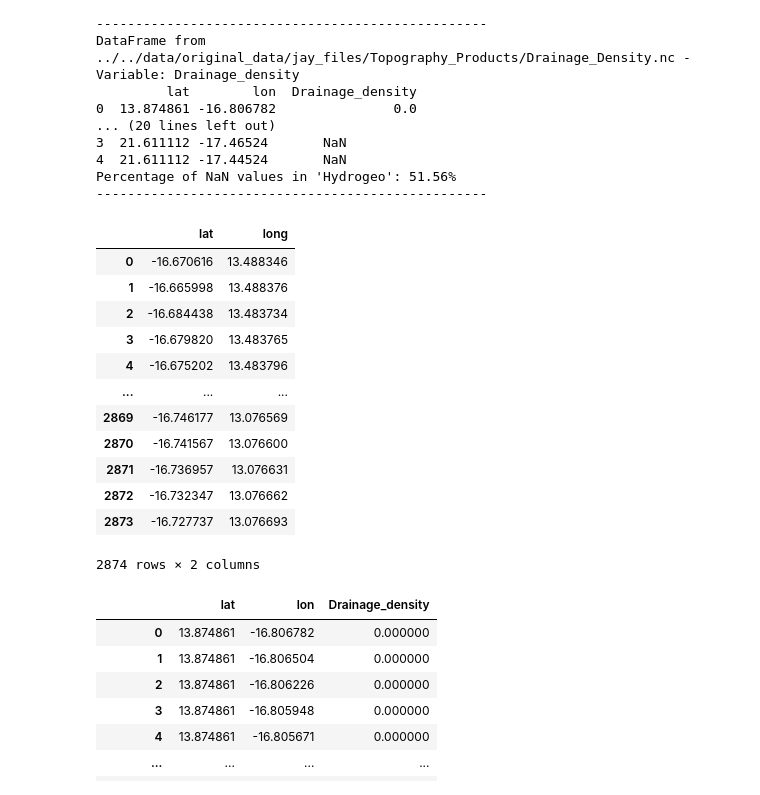
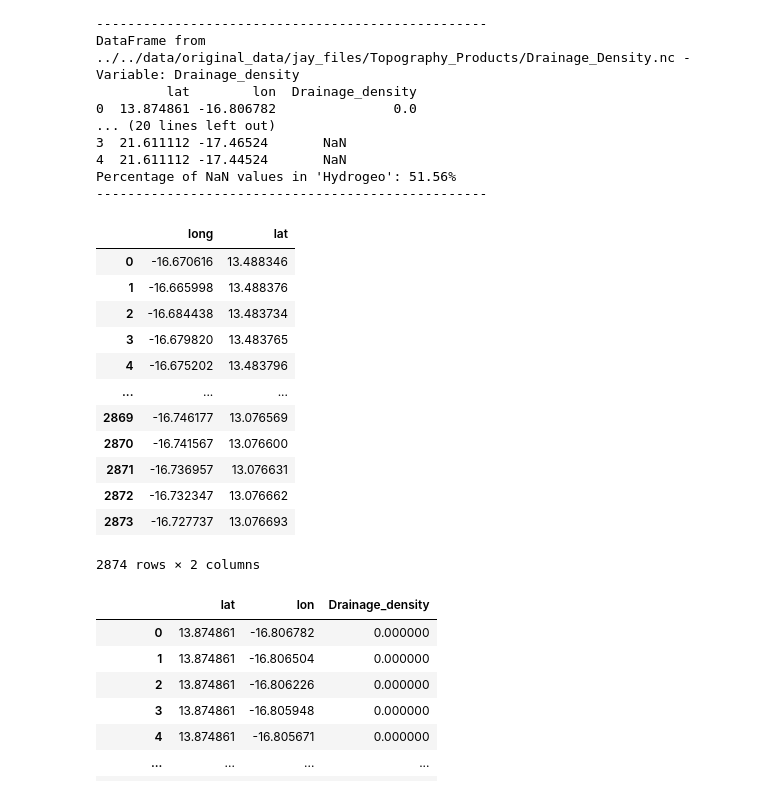
Before and after one commit to franfurey/aquaViva, a Jupyter notebook: notebooks/gambia_tests/merge_jay_files.ipynb, the cells around one changed output. Cells and saved outputs as stored; diff of their text form; code cells hidden in the pictures.

```diff
--- a/notebooks/gambia_tests/merge_jay_files.ipynb
+++ b/notebooks/gambia_tests/merge_jay_files.ipynb
@@ -143,10 +143,10 @@ DataFrame from ../../data/original_data/jay_files/Topography_Products/Drainage_D
 Percentage of NaN values in 'Hydrogeo': 51.56%
 --------------------------------------------------
 # %%
-df = pd.read_csv("../../data/original_data/gambia_lat_and_long.csv", sep=';', decimal=',')
+df = pd.read_csv("../../data/final_dataset/original/gambia_lat_and_long.csv")
 df
 # %% [output]
-|  | lat | long |
+|  | long | lat |
 | 0 | -16.670616 | 13.488346 |
 | 1 | -16.665998 | 13.488376 |
 | 2 | -16.684438 | 13.483734 |
```
Also changed, not shown: parts of 3 cells of this notebook, 3 other files.
